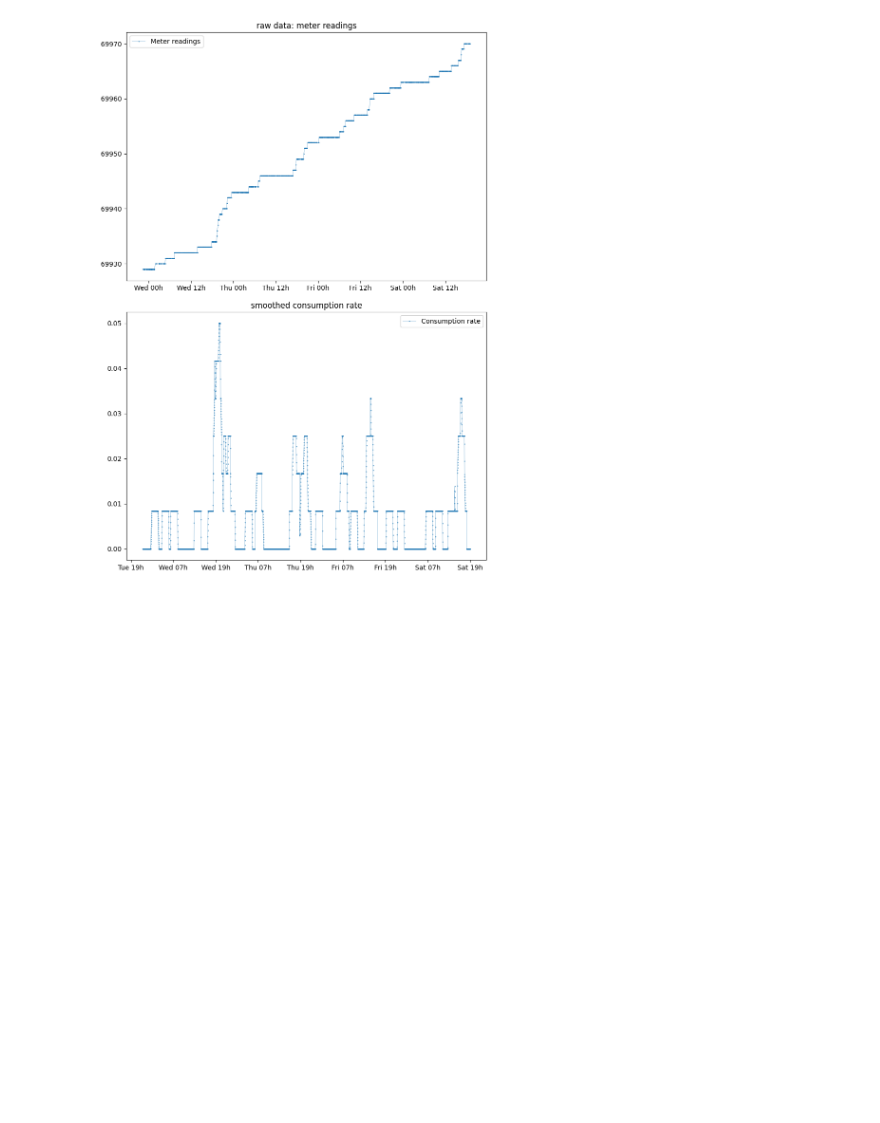
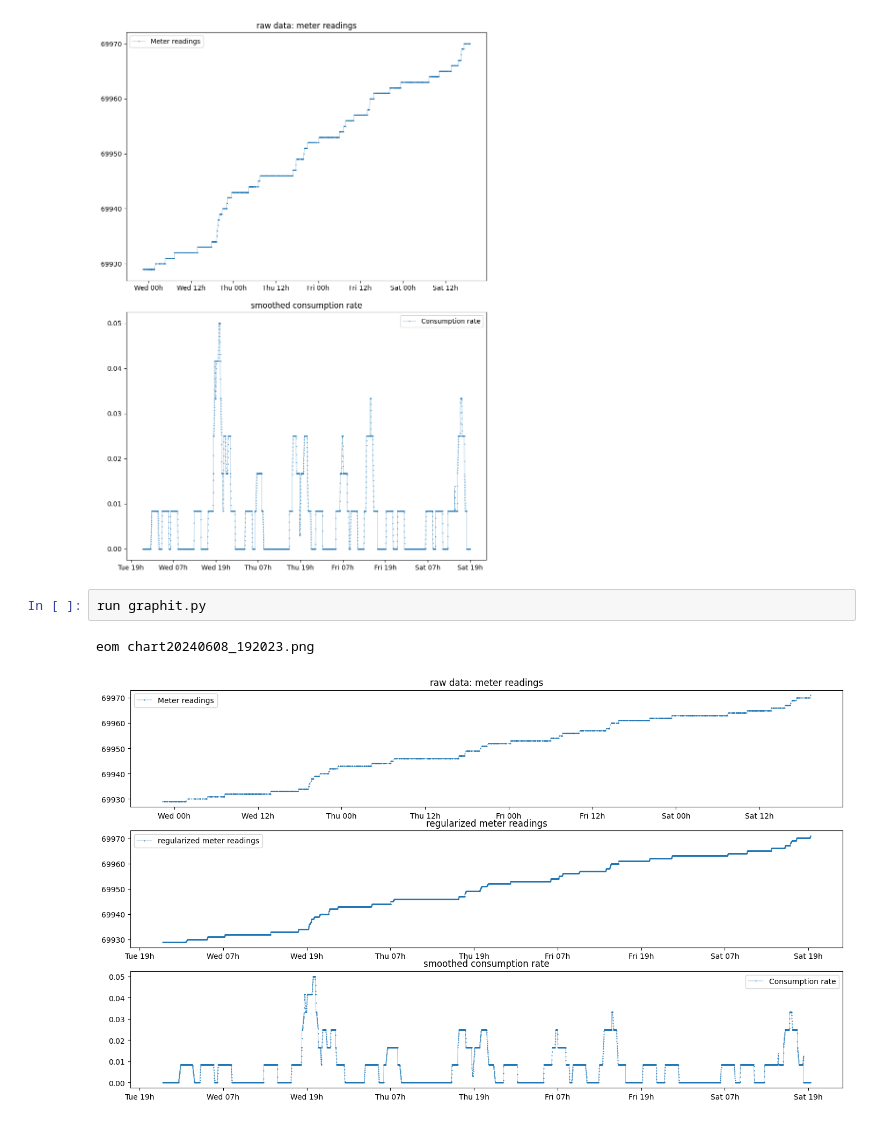
Before and after one commit to tomviolin/rtl433, a Jupyter notebook: Untitled1.ipynb, the cells around one changed output. Cells and saved outputs as stored; diff of their text form; blank space fills up the shorter version.

```diff
--- a/Untitled1.ipynb
+++ b/Untitled1.ipynb
@@ -75,3 +75,8 @@ run graphit.py
 # %% [output]
 eom chart20240608_190410.png
 [figure]
+# %%
+run graphit.py
+# %% [output]
+eom chart20240608_192023.png
+[figure, added]
```
Also changed, not shown: parts of 3 cells of this notebook, 7 other files.
